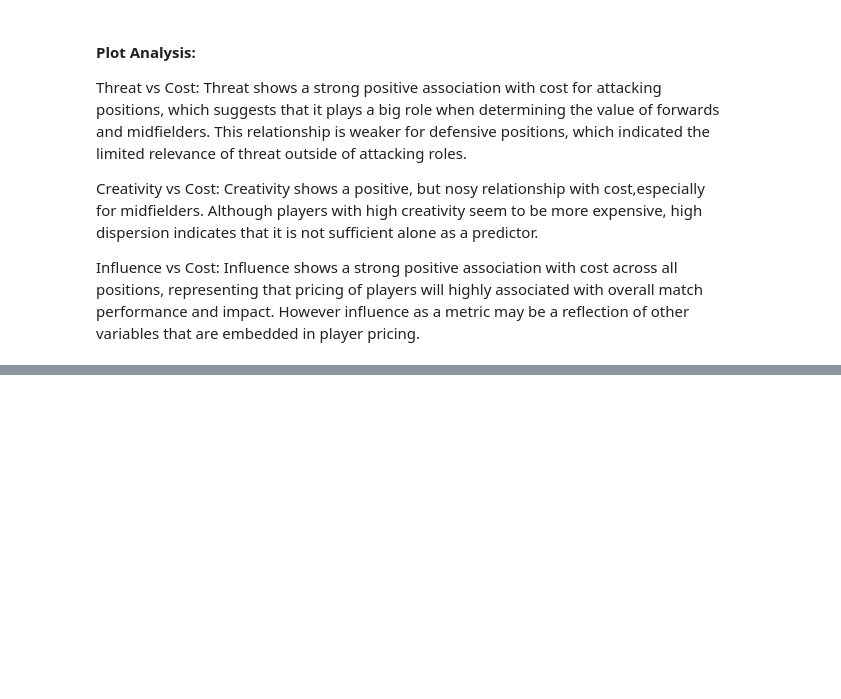
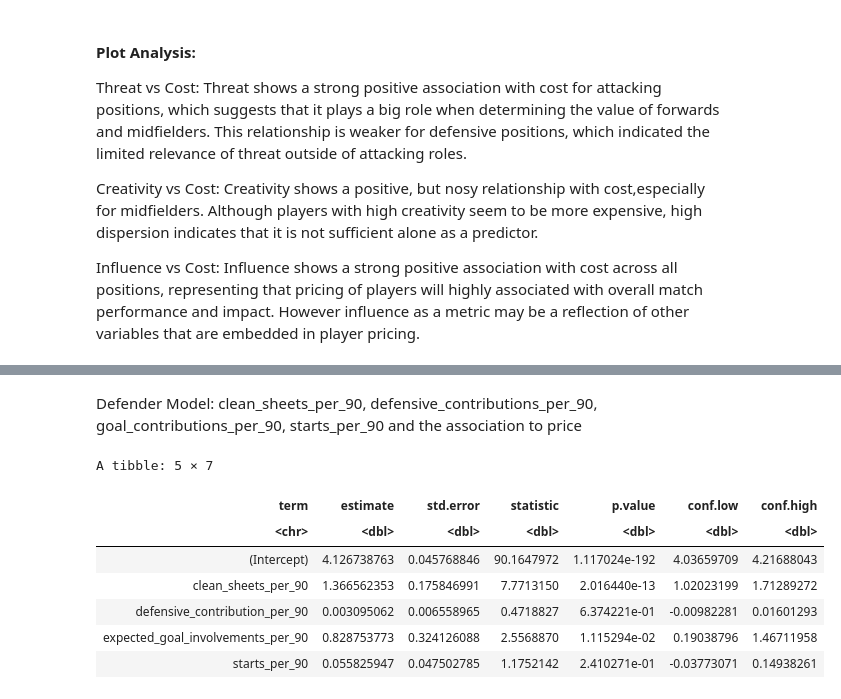
Before and after one commit to Ericckiim/Premier-League-Fantasy-Player-Valuation-Project, a Jupyter notebook: main.ipynb, the cells around one changed output, grey strips where cells are left out. Saved outputs shown, nothing was run; the diff lists cells and outputs as text; code cells hidden in the pictures; blank space fills up the shorter version.

```diff
--- a/main.ipynb
+++ b/main.ipynb
@@ -162,0 +191,12 @@ Influence vs Cost: Influence shows a strong positive association with cost acros
+# %%
+# Goalkeeper Data
+gk_data <- fpl_data |>
+    filter(position_name == "GKP")
+
+# Defender Data
+def_data <- fpl_data |>
+    filter(position_name == "DEF")
+
+# Forward and Midfielder Data
+fwd_mid_data <- fpl_data |>
+    filter(position_name == "FWD" | position_name == "MID")
@@ -162,0 +220,14 @@ Influence vs Cost: Influence shows a strong positive association with cost acros
+# %% [markdown]
+Defender Model: clean_sheets_per_90, defensive_contributions_per_90, goal_contributions_per_90, starts_per_90 and the association to price
+# %%
+def_model <- lm(formula = now_cost ~ clean_sheets_per_90 + defensive_contribution_per_90 + expected_goal_involvements_per_90 + starts_per_90, data = def_data)
+tidy(def_model, conf.int = TRUE)
+# %% [output]
+A tibble: 5 × 7
+| term | estimate | std.error | statistic | p.value | conf.low | conf.high |
+| <chr> | <dbl> | <dbl> | <dbl> | <dbl> | <dbl> | <dbl> |
+| (Intercept) | 4.126738763 | 0.045768846 | 90.1647972 | 1.117024e-192 | 4.03659709 | 4.21688043 |
+| clean_sheets_per_90 | 1.366562353 | 0.175846991 | 7.7713150 | 2.016440e-13 | 1.02023199 | 1.71289272 |
+| defensive_contribution_per_90 | 0.003095062 | 0.006558965 | 0.4718827 | 6.374221e-01 | -0.00982281 | 0.01601293 |
+| expected_goal_involvements_per_90 | 0.828753773 | 0.324126088 | 2.5568870 | 1.115294e-02 | 0.19038796 | 1.46711958 |
+| starts_per_90 | 0.055825947 | 0.047502785 | 1.1752142 | 2.410271e-01 | -0.03773071 | 0.14938261 |
```
Also changed, not shown: parts of 23 cells of this notebook.
